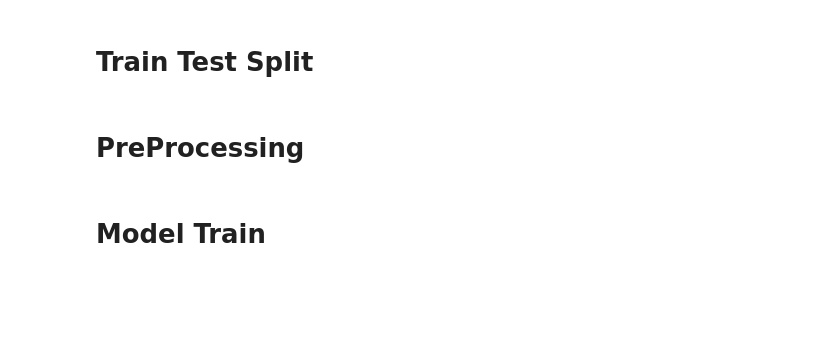
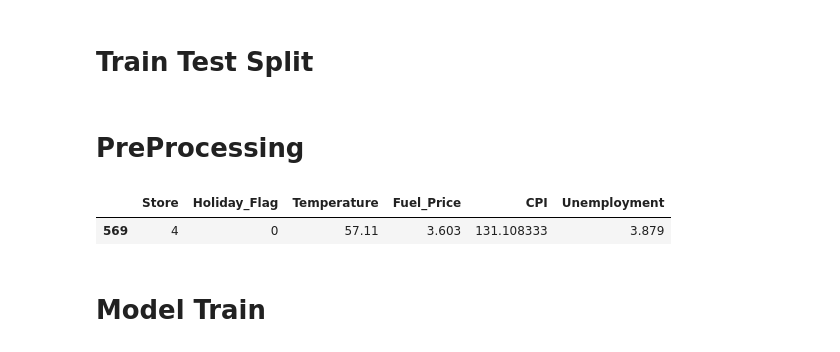
Before and after one commit to SinhaPushkar047/ML_Learning_Projects, a Jupyter notebook: 01-Walmart-Linear-Regression/Walmart_Linear_Regression.ipynb, the cells around one changed output. Cells and saved outputs as stored; diff of their text form; code cells hidden in the pictures; blank space fills up the shorter version.

```diff
--- a/01-Walmart-Linear-Regression/Walmart_Linear_Regression.ipynb
+++ b/01-Walmart-Linear-Regression/Walmart_Linear_Regression.ipynb
@@ -184,6 +190,11 @@ x_train,x_test,y_train,y_test= train_test_split(
     walmart.drop(columns=['Weekly_Sales','Date']),walmart['Weekly_Sales'],test_size=0.2,random_state=42)
 # %% [markdown]
 # **PreProcessing**
+# %%
+x_train.sample()
+# %% [output]
+|  | Store | Holiday_Flag | Temperature | Fuel_Price | CPI | Unemployment |
+| 569 | 4 | 0 | 57.11 | 3.603 | 131.108333 | 3.879 |
 # %%
 trf1=ColumnTransformer([
     ('scale_temp',StandardScaler(),[2,3,4,5]),
```
Also changed, not shown: parts of 8 cells of this notebook.
